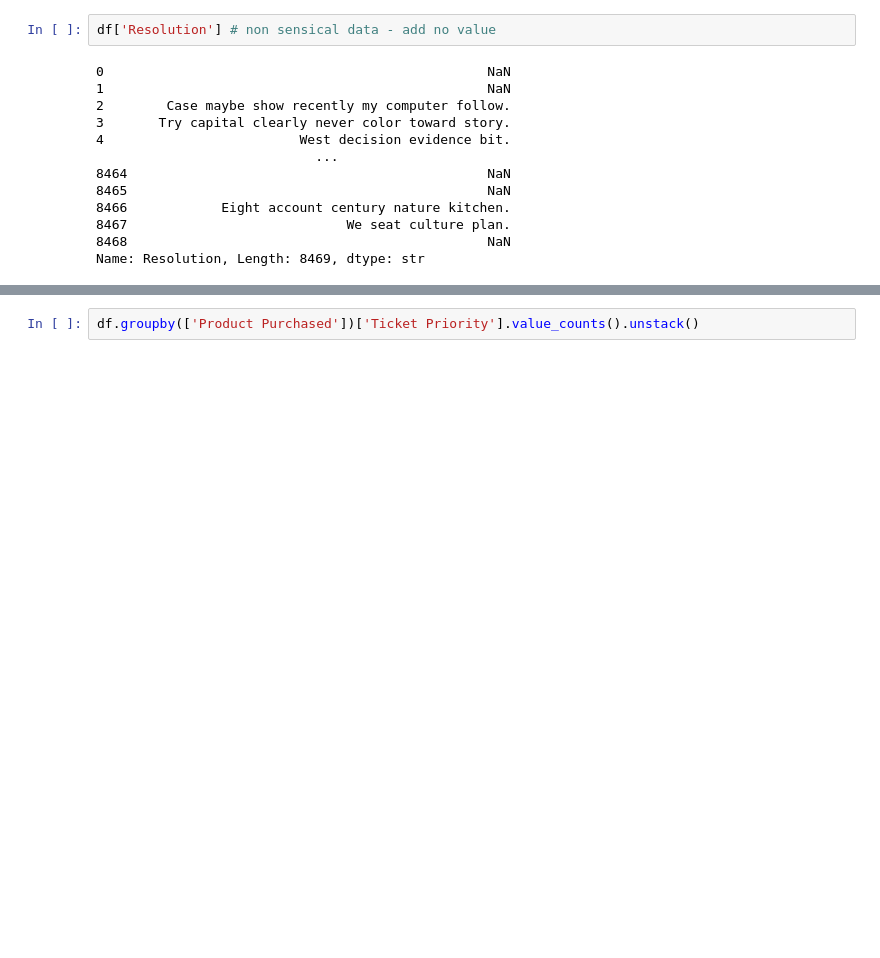
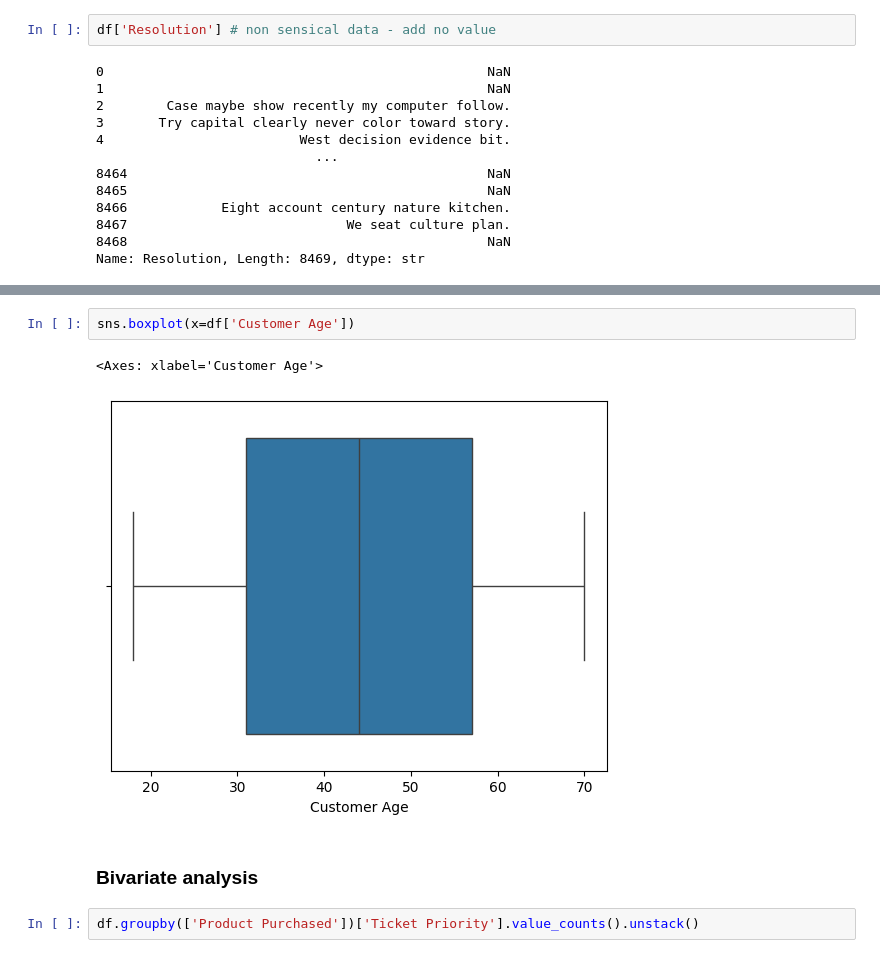
Before and after one commit to Razan-88/TextAnalytics-CW-Task4, a Jupyter notebook: analytics_pipeline/EDA.ipynb, the cells around one changed output, grey strips where cells are left out. Saved outputs shown, nothing was run; the diff lists cells and outputs as text; blank space fills up the shorter version.

```diff
--- a/analytics_pipeline/EDA.ipynb
+++ b/analytics_pipeline/EDA.ipynb
@@ -410,3 +440,10 @@ Name: Resolution, Length: 8469, dtype: str
+# %%
+sns.boxplot(x=df['Customer Age'])
+# %% [output]
+<Axes: xlabel='Customer Age'>
+[figure, added]
+# %% [markdown]
+### Bivariate analysis
 # %%
 df.groupby(['Product Purchased'])['Ticket Priority'].value_counts().unstack()
 # %% [output]
```
Also changed, not shown: parts of 22 cells of this notebook, 3 other files.
